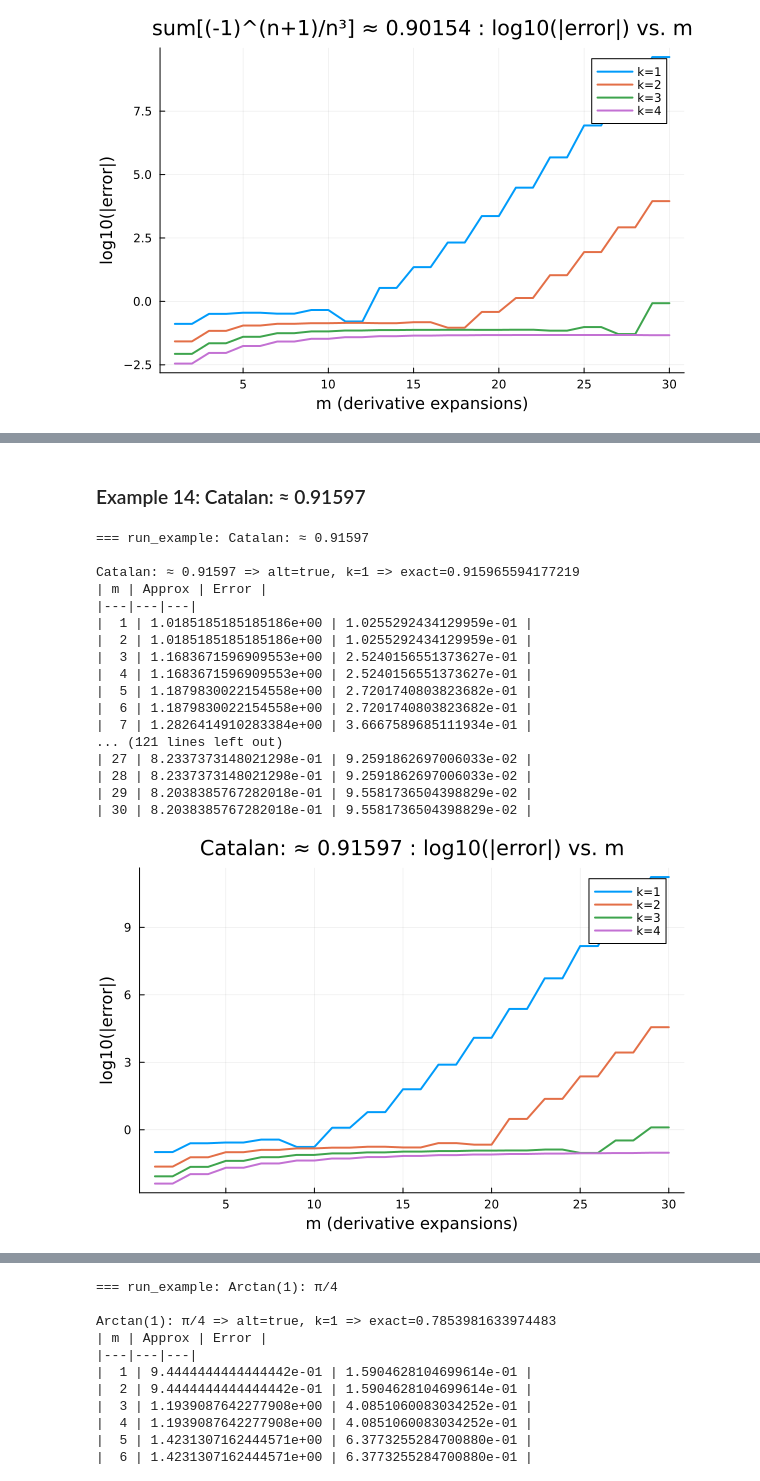
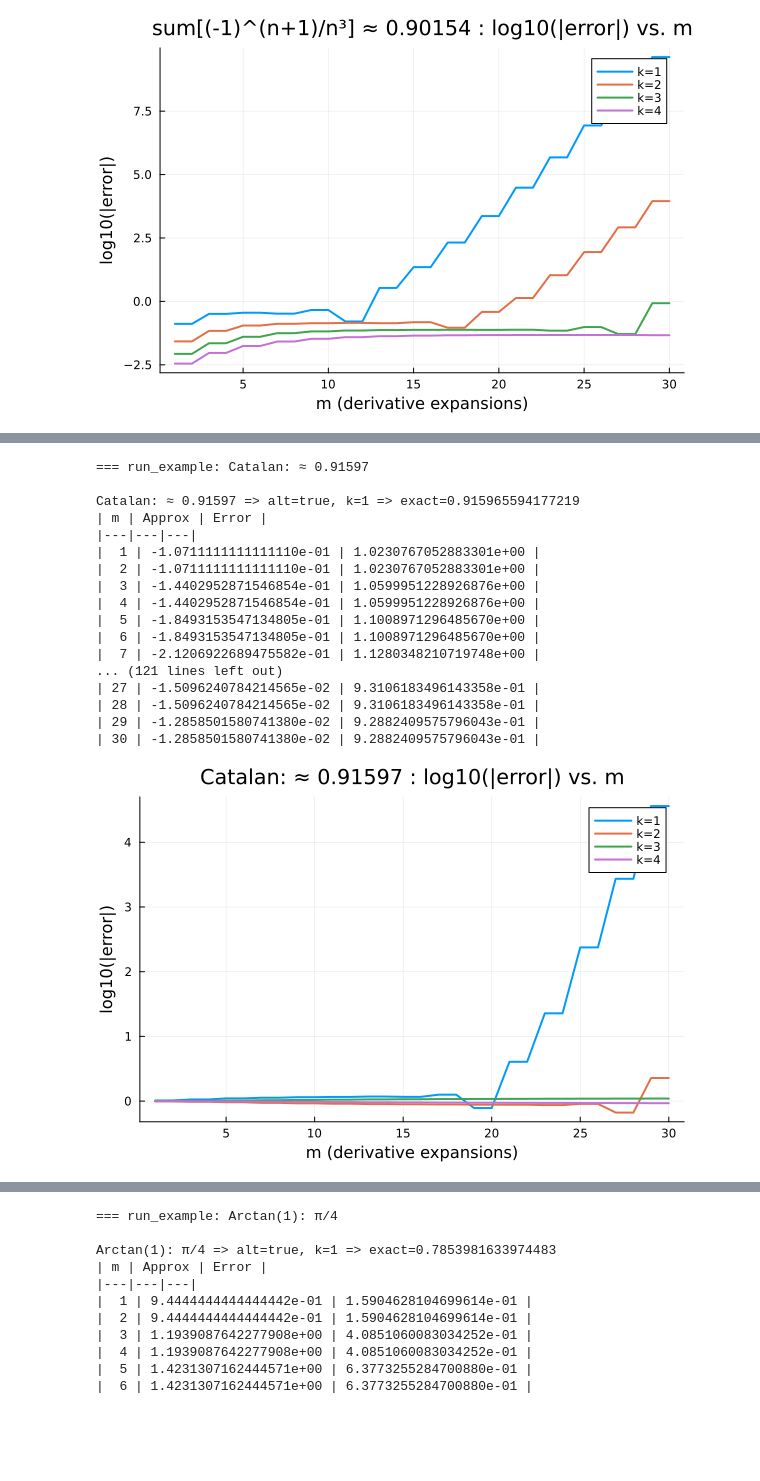
Before and after one commit to sairampatro1/Computational-aspects-of-Ramanujan-Summation, a Jupyter notebook: Final_Toolbox.ipynb, the cells around one changed output, grey strips where cells are left out. Saved outputs shown, nothing was run; the diff lists cells and outputs as text; code cells hidden in the pictures; blank space fills up the shorter version.

```diff
--- a/Final_Toolbox.ipynb
+++ b/Final_Toolbox.ipynb
@@ -2347,23 +569,21 @@ sum[(-1)^(n+1)/n³] ≈ 0.90154 => alt=true, k=4 => exact=0.9015426773696955
-# %% [markdown]
-### Example 14: Catalan: ≈ 0.91597
 # %%
-run_example(cos(pi*(x_-1))/(2*x_ - 1)^2, "Catalan: ≈ 0.91597", 0.915965594177219, true)
+run_example((((-1)^x_)*(1/(2*x_+1)^2)), "Catalan: ≈ 0.91597", 0.915965594177219, true)
 # %% [output]
 === run_example: Catalan: ≈ 0.91597
 
 Catalan: ≈ 0.91597 => alt=true, k=1 => exact=0.915965594177219
 | m | Approx | Error |
 |---|---|---|
-|  1 | 1.0185185185185186e+00 | 1.0255292434129959e-01 |
-|  2 | 1.0185185185185186e+00 | 1.0255292434129959e-01 |
-|  3 | 1.1683671596909553e+00 | 2.5240156551373627e-01 |
-|  4 | 1.1683671596909553e+00 | 2.5240156551373627e-01 |
-|  5 | 1.1879830022154558e+00 | 2.7201740803823682e-01 |
-|  6 | 1.1879830022154558e+00 | 2.7201740803823682e-01 |
-|  7 | 1.2826414910283384e+00 | 3.6667589685111934e-01 |
+|  1 | -1.0711111111111110e-01 | 1.0230767052883301e+00 |
+|  2 | -1.0711111111111110e-01 | 1.0230767052883301e+00 |
+|  3 | -1.4402952871546854e-01 | 1.0599951228926876e+00 |
+|  4 | -1.4402952871546854e-01 | 1.0599951228926876e+00 |
+|  5 | -1.8493153547134805e-01 | 1.1008971296485670e+00 |
+|  6 | -1.8493153547134805e-01 | 1.1008971296485670e+00 |
+|  7 | -2.1206922689475582e-01 | 1.1280348210719748e+00 |
 ... (121 lines left out)
-| 27 | 8.2337373148021298e-01 | 9.2591862697006033e-02 |
-| 28 | 8.2337373148021298e-01 | 9.2591862697006033e-02 |
-| 29 | 8.2038385767282018e-01 | 9.5581736504398829e-02 |
-| 30 | 8.2038385767282018e-01 | 9.5581736504398829e-02 |
+| 27 | -1.5096240784214565e-02 | 9.3106183496143358e-01 |
+| 28 | -1.5096240784214565e-02 | 9.3106183496143358e-01 |
+| 29 | -1.2858501580741380e-02 | 9.2882409575796043e-01 |
+| 30 | -1.2858501580741380e-02 | 9.2882409575796043e-01 |
-[figure, old version]
+[figure, new version]
```
Also changed, not shown: parts of 46 cells of this notebook, 7 other files.
